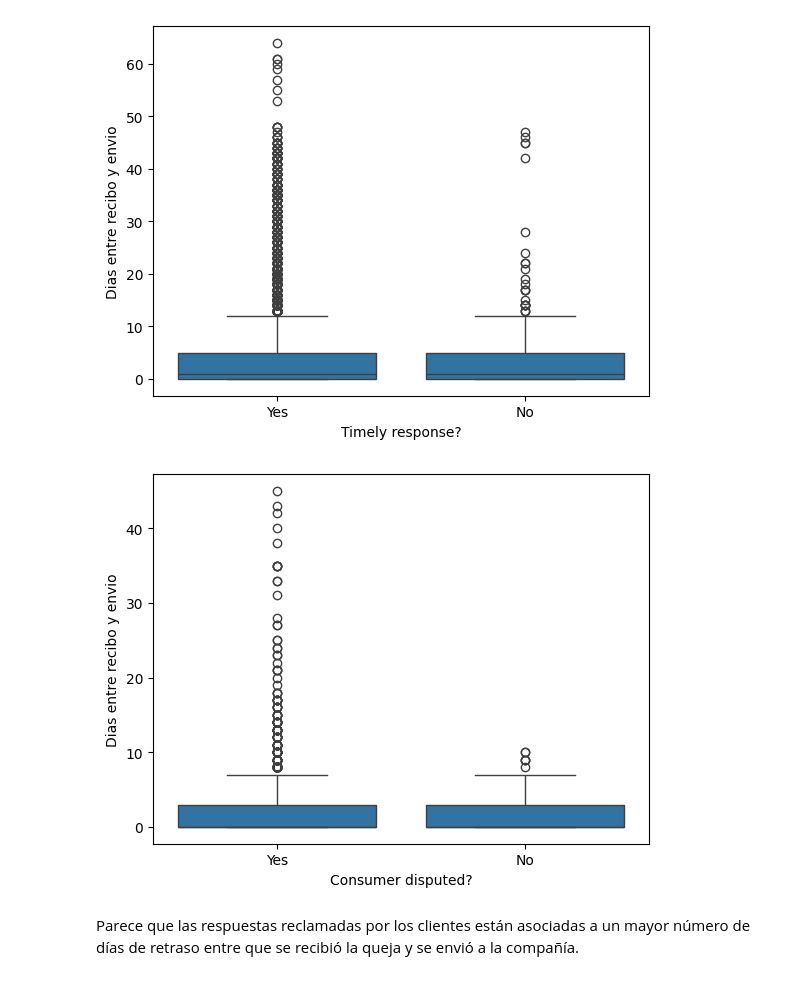
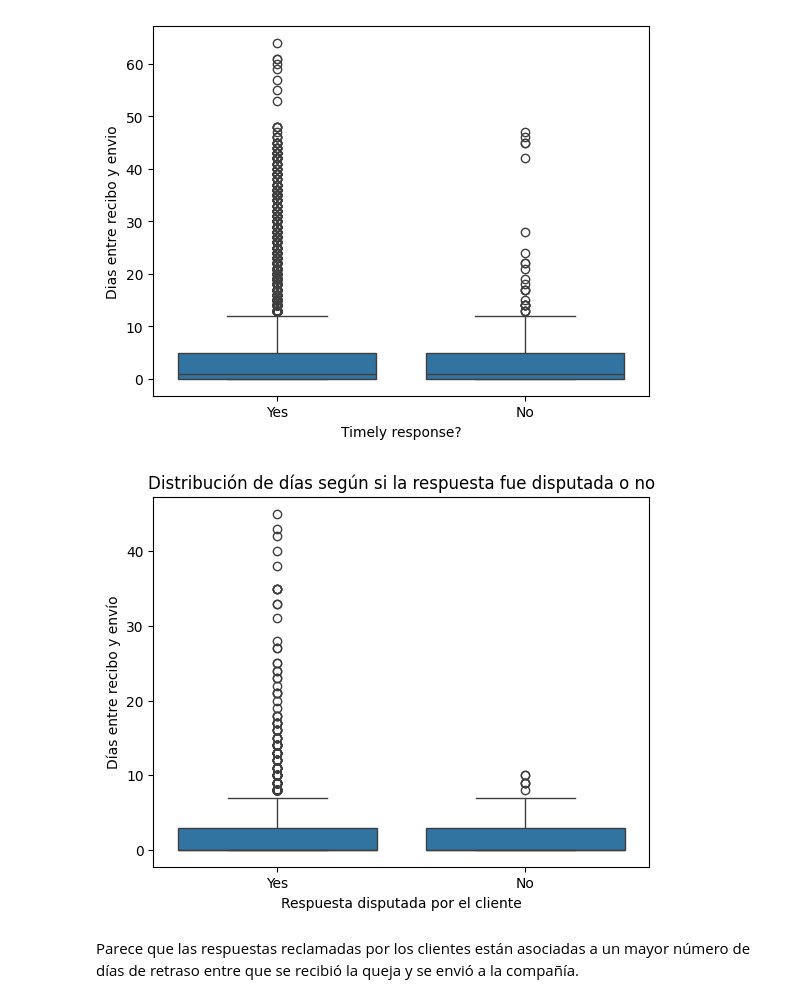
Before and after one commit to FernandoMoroC/Proyecto_Final_ML, a Jupyter notebook: notebooks/EDA.ipynb, the cells around one changed output. Cells and saved outputs as stored; diff of their text form; code cells hidden in the pictures.

```diff
--- a/notebooks/EDA.ipynb
+++ b/notebooks/EDA.ipynb
@@ -102,12 +109,15 @@ plt.show()
 # %%
 # Boxplot entre los días de retraso y si la respuesta fue reclamada por el cliente
 import seaborn as sns
 import matplotlib.pyplot as plt
 
 sns.boxplot(x="Consumer disputed?", y="Dias entre recibo y envio", data=data)
+plt.xlabel("Respuesta disputada por el cliente")
+plt.ylabel("Días entre recibo y envío")
+plt.title("Distribución de días según si la respuesta fue disputada o no")
 plt.show()
 # %% [output]
-[figure, old version]
+[figure, new version]
 # %% [markdown]
 Parece que las respuestas reclamadas por los clientes están asociadas a un mayor número de días de retraso entre que se recibió la queja y se envió a la compañía.
 # %%
```
Also changed, not shown: parts of 6 cells of this notebook, 7 other files.
